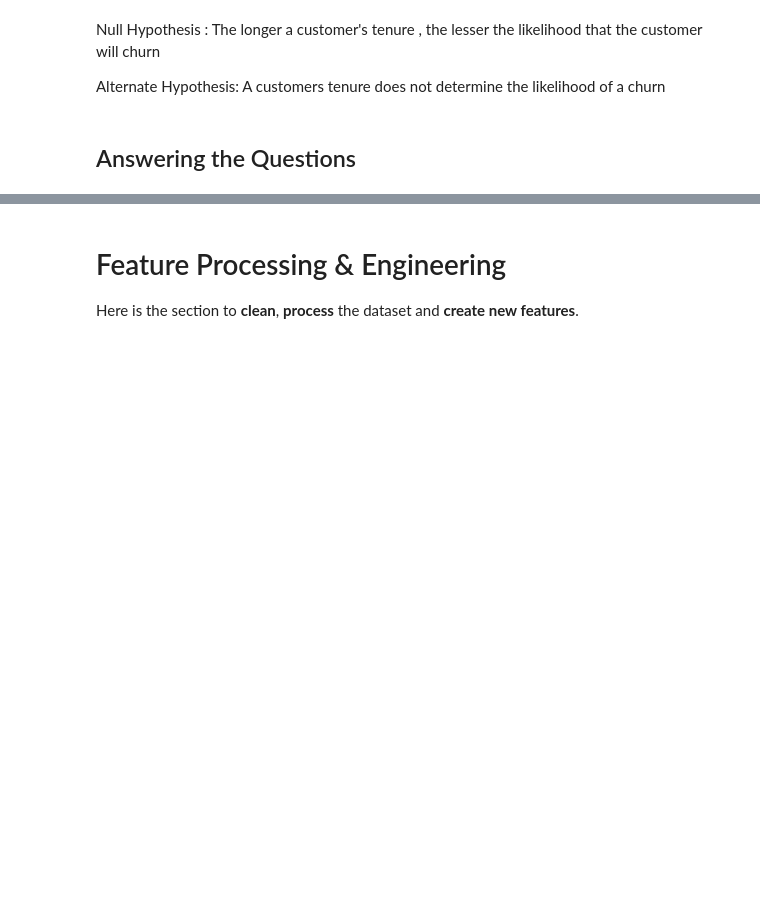
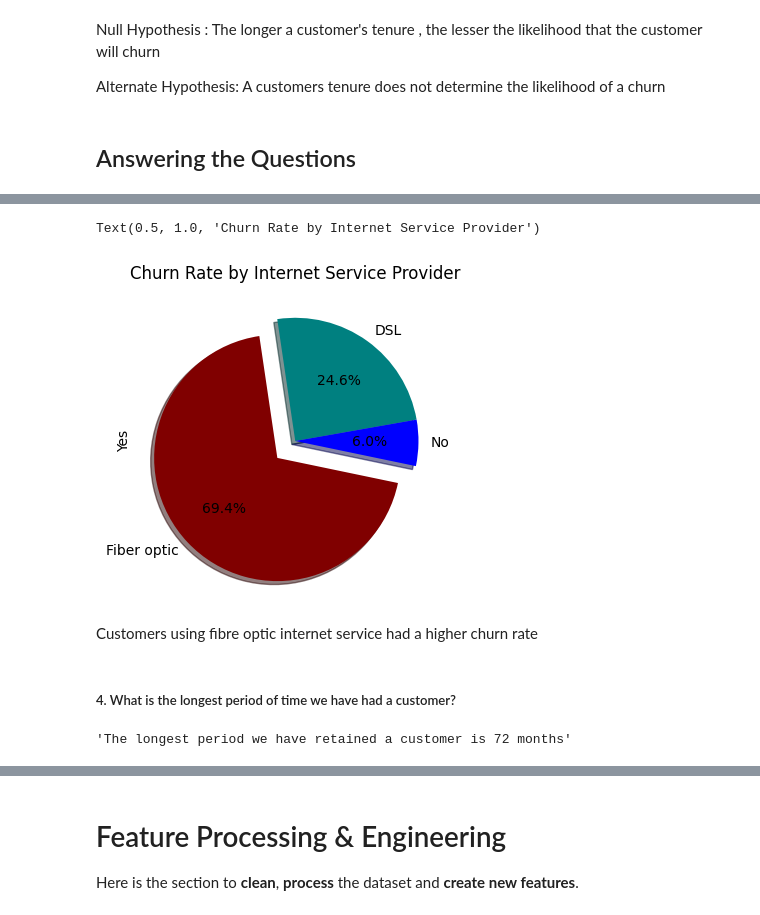
Before and after one commit to Gilbert-B/Predicting-Customer-Churn, a Jupyter notebook: Data/Predicting_Customer_Churn.ipynb, the cells around one changed output, grey strips where cells are left out. Drawn from its saved outputs; the diff is of its cells as text; code cells hidden in the pictures; blank space fills up the shorter version.

```diff
--- a/Data/Predicting_Customer_Churn.ipynb
+++ b/Data/Predicting_Customer_Churn.ipynb
@@ -161,0 +249,3 @@ Alternate Hypothesis: A customers tenure does not determine the likelihood of a
+# %%
+counts= Internetdf.groupby("InternetService")["Churn"].value_counts().unstack()
+counts
@@ -161,0 +258,18 @@ Alternate Hypothesis: A customers tenure does not determine the likelihood of a
+# %%
+counts["Yes"].plot.pie(subplots=True, figsize=(8,4), explode = (0,0.2,0) ,
+                       startangle=10, shadow=True, colors=('teal','maroon','blue'), autopct = '%1.1f%%')
+plt.title("Churn Rate by Internet Service Provider")
+# %% [output]
+Text(0.5, 1.0, 'Churn Rate by Internet Service Provider')
+[figure, added]
+# %% [markdown]
+Customers using fibre optic internet service had a higher churn rate
+# %% [markdown]
+##### 4. What is the longest period of time we have had a customer?
+# %%
+max_tenure = data["tenure"].max()
+
+
+f'The longest period we have retained a customer is {max_tenure} months'
+# %% [output]
+'The longest period we have retained a customer is 72 months'
```
Also changed, not shown: parts of 21 cells of this notebook.
